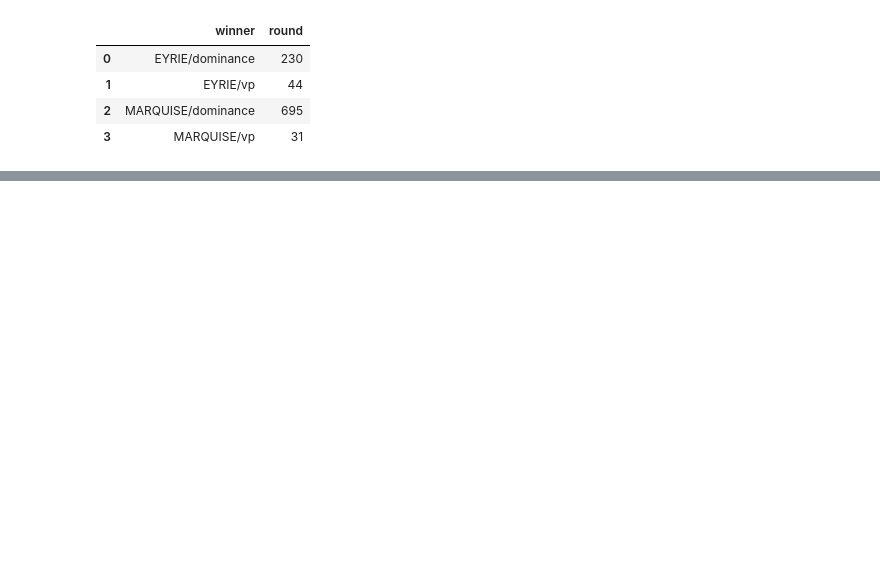
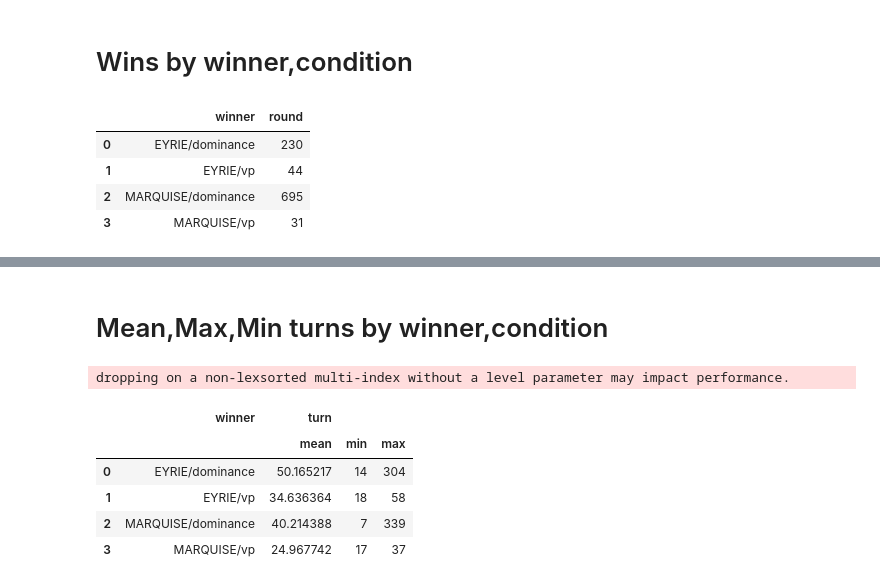
Before and after one commit to iambaangkok/RootAI, a Jupyter notebook: dataanalytics/491/introductory_experiment.ipynb, the cells around one changed output, grey strips where cells are left out. Drawn from its saved outputs; the diff is of its cells as text; code cells hidden in the pictures; blank space fills up the shorter version.

```diff
--- a/dataanalytics/491/introductory_experiment.ipynb
+++ b/dataanalytics/491/introductory_experiment.ipynb
@@ -3,6 +3,8 @@ import pandas as pd
 import matplotlib.pyplot as plt
 data_dir = "./data"
 df = pd.read_csv(data_dir + '/' + 'random-random-1000-2023-10-05-21-59-22.csv')
+# %% [markdown]
+# Wins by winner,condition
 # %%
 # group_by_winner_df = df.groupby(['winner', 'condition'])['winner'].count().rename('round')
 group_by_winner_df = df.groupby(['winner', 'condition'])['winner'].size().reset_index(name='round')
@@ -23,3 +25,22 @@ fig = px.bar(group_by_winner_df.reset_index(), x='winner', y='round')
 fig.show()
 # %% [output]
 [interactive output not drawn]
+# %% [markdown]
+# Mean,Max,Min turns by winner,condition
+# %%
+# group_by_winner_df = df.groupby(['winner', 'condition'])['winner'].count().rename('round')
+# avg_turns_df = df.groupby(['winner', 'condition'])['turn'].max().reset_index(name='max')
+avg_turns_df = df.groupby(['winner', 'condition']).agg({'turn': ['mean', 'min', 'max']})
+# group_by_winner_df.set_index('winner', inplace=True)
+avg_turns_df = avg_turns_df.reset_index()
+avg_turns_df['winner'] = avg_turns_df['winner'] + '/' + avg_turns_df['condition']
+avg_turns_df = avg_turns_df.drop(columns=['condition'])
+avg_turns_df
+# %% [output]
+dropping on a non-lexsorted multi-index without a level parameter may impact performance.
+|  | winner | turn |  |  |
+|  |  | mean | min | max |
+| 0 | EYRIE/dominance | 50.165217 | 14 | 304 |
+| 1 | EYRIE/vp | 34.636364 | 18 | 58 |
+| 2 | MARQUISE/dominance | 40.214388 | 7 | 339 |
+| 3 | MARQUISE/vp | 24.967742 | 17 | 37 |
```
Also changed, not shown: parts of 4 cells of this notebook.
